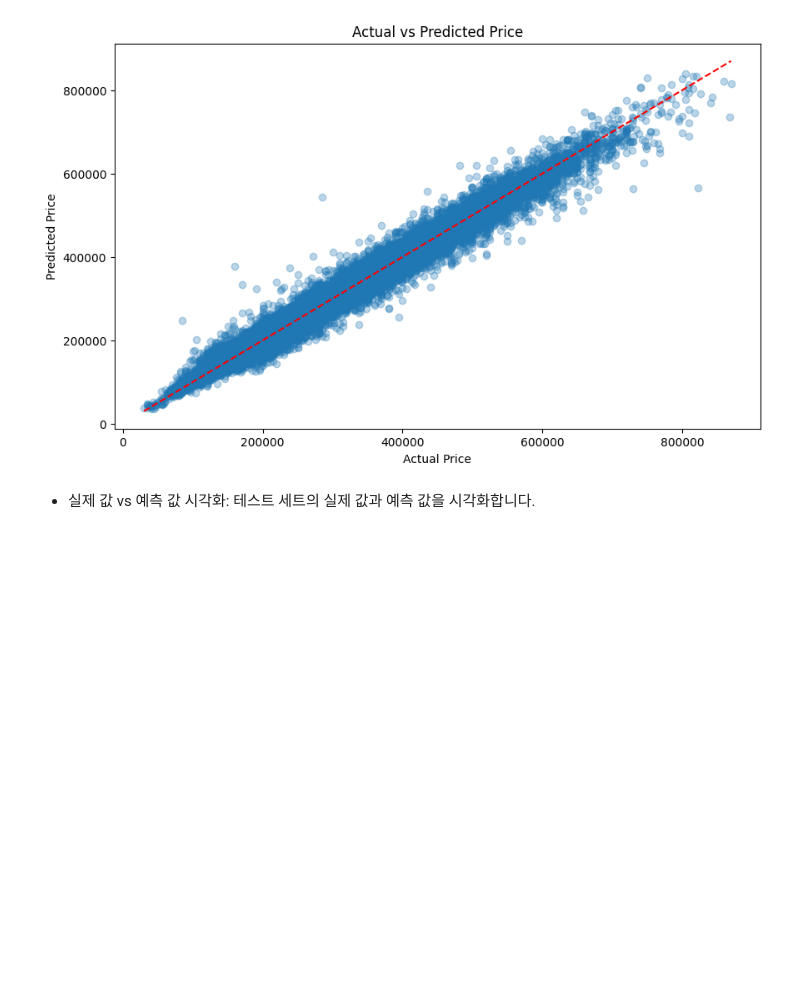
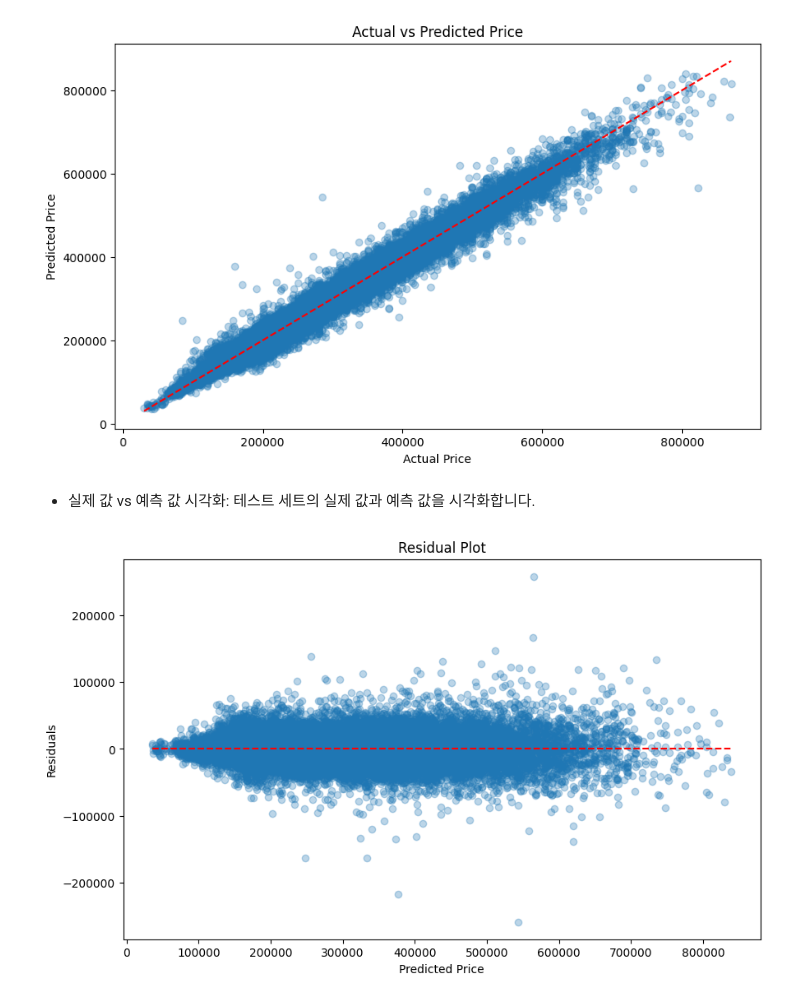
Before and after one commit to MLTeam-17/jojaen, a Jupyter notebook: Third_XGBoost_FeatureImportance_Expression.ipynb, the cells around one changed output. Cells and saved outputs as stored; diff of their text form; code cells hidden in the pictures; blank space fills up the shorter version.

```diff
--- a/Third_XGBoost_FeatureImportance_Expression.ipynb
+++ b/Third_XGBoost_FeatureImportance_Expression.ipynb
@@ -497,3 +551,17 @@ plt.show()
 [figure]
 # %% [markdown]
 - 실제 값 vs 예측 값 시각화: 테스트 세트의 실제 값과 예측 값을 시각화합니다.
+# %%
+# Residuals
+#1. Residual Plot (잔차 플롯) 잔차 플롯은 실제 값과 예측 값의 차이(잔차)를 시각화하여 예측의 정확성을 평가하는 데 도움을 줍니다.
+residuals = y_test - y_pred_test
+
+plt.figure(figsize=(10, 6))
+plt.scatter(y_pred_test, residuals, alpha=0.3)
+plt.hlines(y=0, xmin=y_pred_test.min(), xmax=y_pred_test.max(), colors='r', linestyles='--')
+plt.xlabel('Predicted Price')
+plt.ylabel('Residuals')
+plt.title('Residual Plot')
+plt.show()
+# %% [output]
+[figure, added]
```
Also changed, not shown: parts of 11 cells of this notebook.
